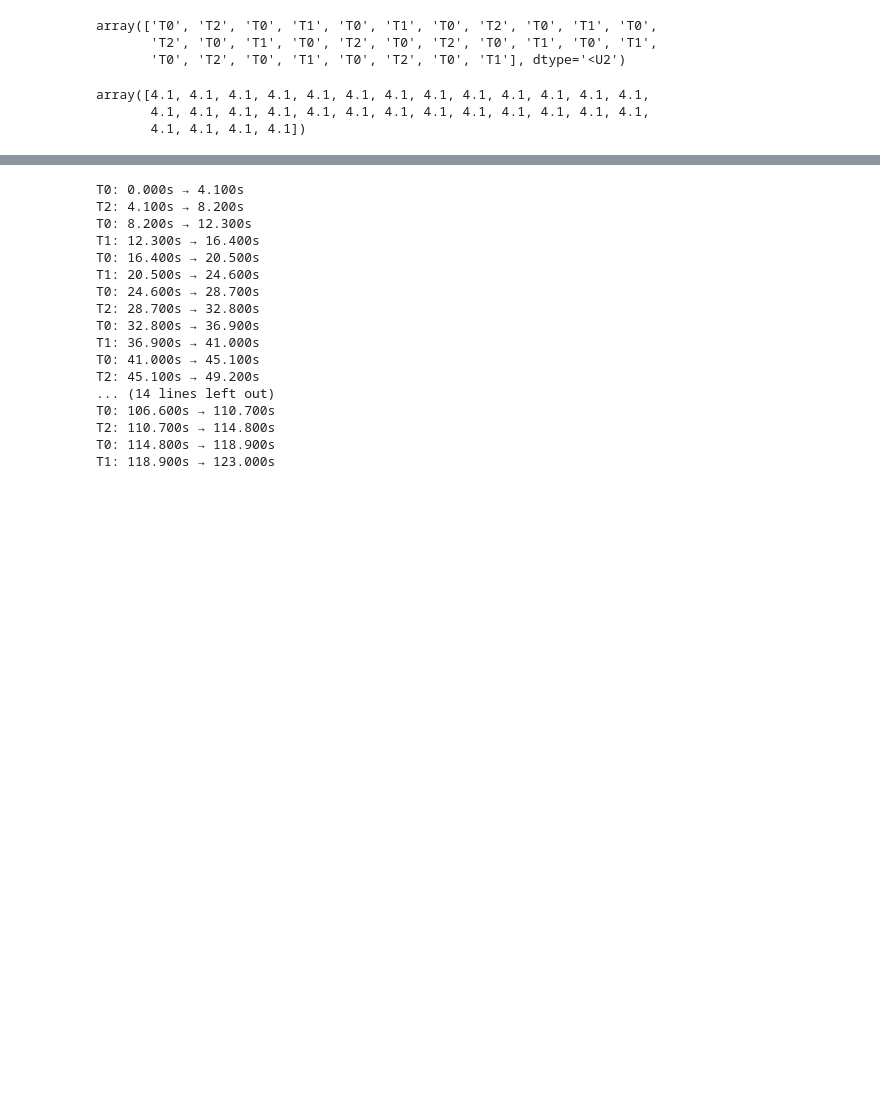
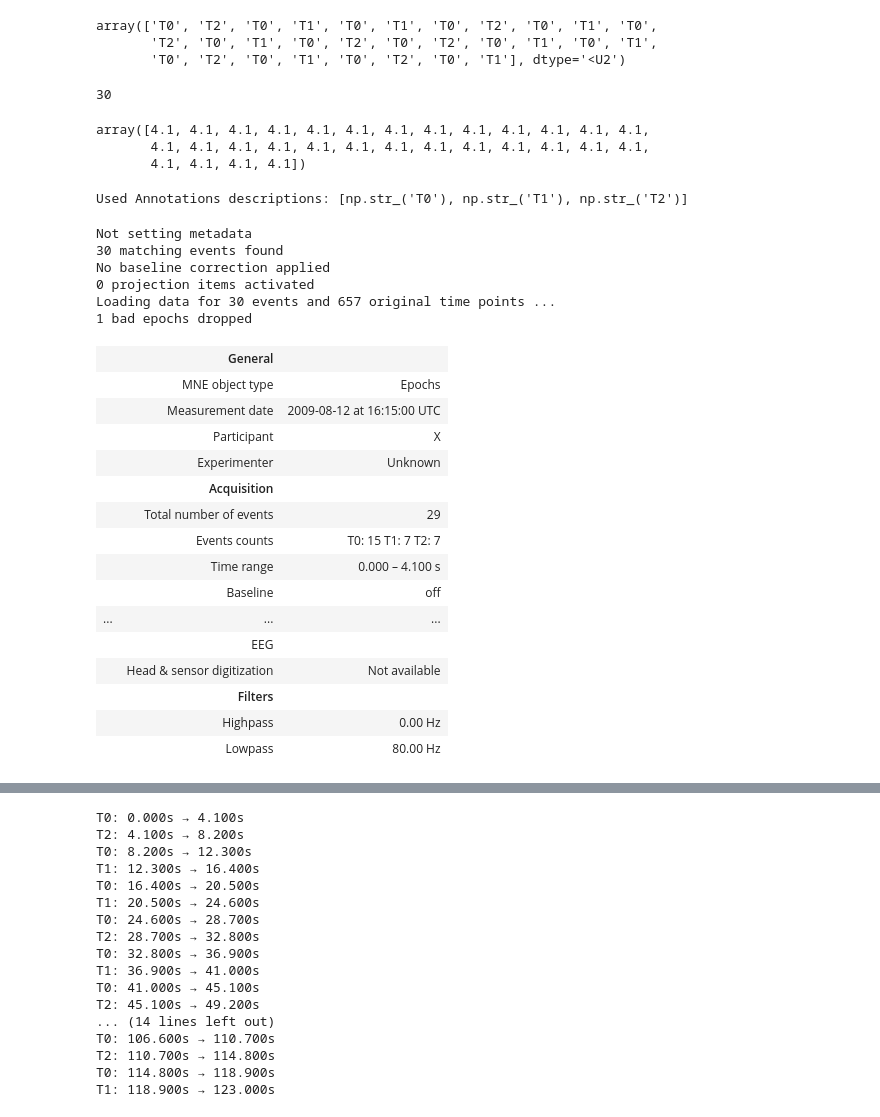
Before and after one commit to bhanuprakash-18/EEG_MotorImagery_Project, a Jupyter notebook: notebook/MiniProject.ipynb, the cells around one changed output, grey strips where cells are left out. Cells and saved outputs as stored; diff of their text form; code cells hidden in the pictures; blank space fills up the shorter version.

```diff
--- a/notebook/MiniProject.ipynb
+++ b/notebook/MiniProject.ipynb
@@ -110,9 +131,46 @@ a.description
 array(['T0', 'T2', 'T0', 'T1', 'T0', 'T1', 'T0', 'T2', 'T0', 'T1', 'T0',
        'T2', 'T0', 'T1', 'T0', 'T2', 'T0', 'T2', 'T0', 'T1', 'T0', 'T1',
        'T0', 'T2', 'T0', 'T1', 'T0', 'T2', 'T0', 'T1'], dtype='<U2')
+# %%
+len(a)
+# %% [output]
+30
 # %%
 a.duration
 # %% [output]
 array([4.1, 4.1, 4.1, 4.1, 4.1, 4.1, 4.1, 4.1, 4.1, 4.1, 4.1, 4.1, 4.1,
        4.1, 4.1, 4.1, 4.1, 4.1, 4.1, 4.1, 4.1, 4.1, 4.1, 4.1, 4.1, 4.1,
        4.1, 4.1, 4.1, 4.1])
+# %%
+nbevents, _ = mne.events_from_annotations(raw_datasets[0], event_id={'T0':0, 'T1':1, 'T2':2})
+# %% [output]
+Used Annotations descriptions: [np.str_('T0'), np.str_('T1'), np.str_('T2')]
+# %%
+mne.Epochs(
+        raw_datasets[0], nbevents, event_id={'T0':0, 'T1':1, 'T2':2},
+        tmin=0, tmax=4.1, proj=True, picks=None, baseline=None,
+        preload=True, verbose=None
+    )
+# %% [output]
+Not setting metadata
+30 matching events found
+No baseline correction applied
+0 projection items activated
+Loading data for 30 events and 657 original time points ...
+1 bad epochs dropped
+|  | General |  |
+|  | MNE object type | Epochs |
+|  | Measurement date | 2009-08-12 at 16:15:00 UTC |
+|  | Participant | X |
+|  | Experimenter | Unknown |
+|  | Acquisition |  |
+|  | Total number of events | 29 |
+|  | Events counts | T0: 15 T1: 7 T2: 7 |
+|  | Time range | 0.000 – 4.100 s |
+|  | Baseline | off |
+| ... | ... | ... |
+|  | EEG |  |
+|  | Head & sensor digitization | Not available |
+|  | Filters |  |
+|  | Highpass | 0.00 Hz |
+|  | Lowpass | 80.00 Hz |
```
Also changed, not shown: parts of 6 cells of this notebook, 4 other files.
